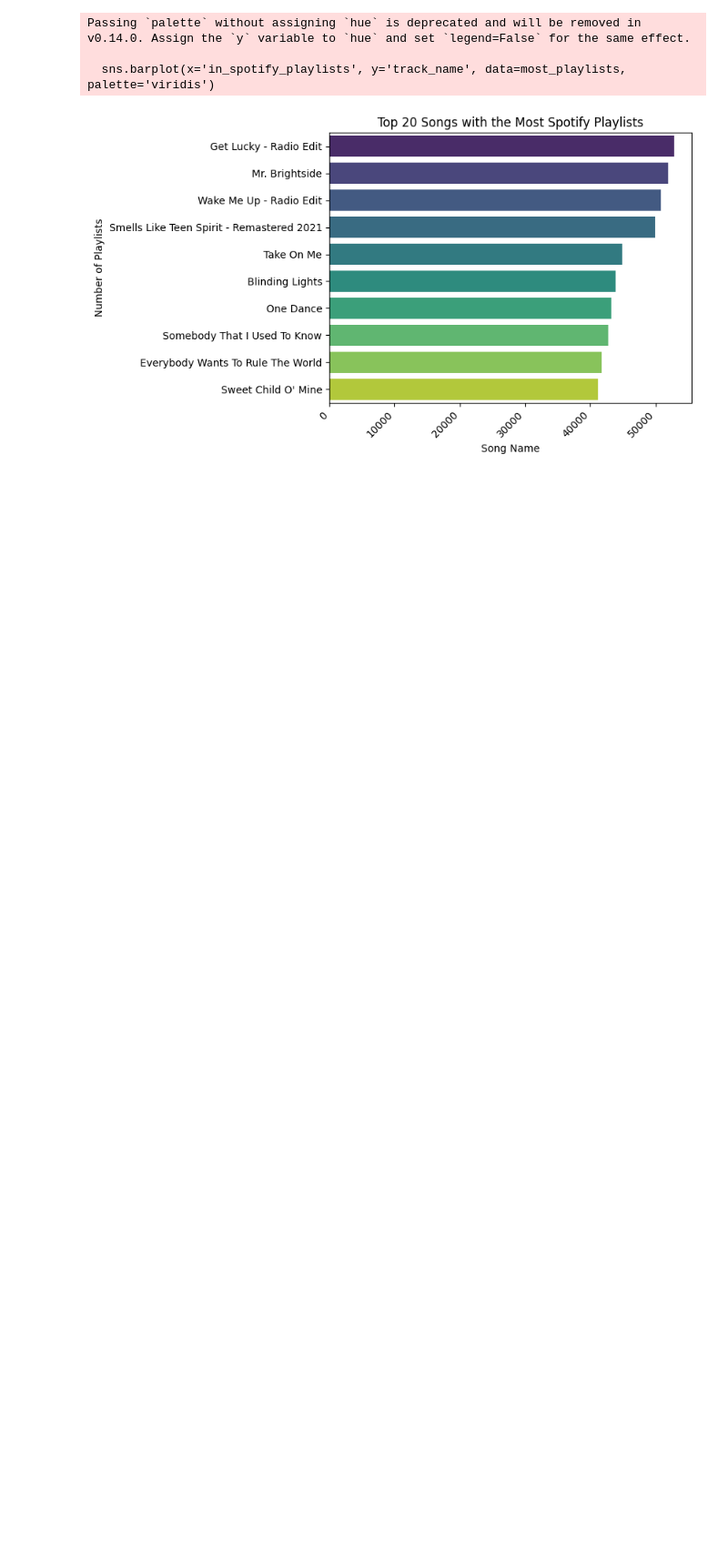
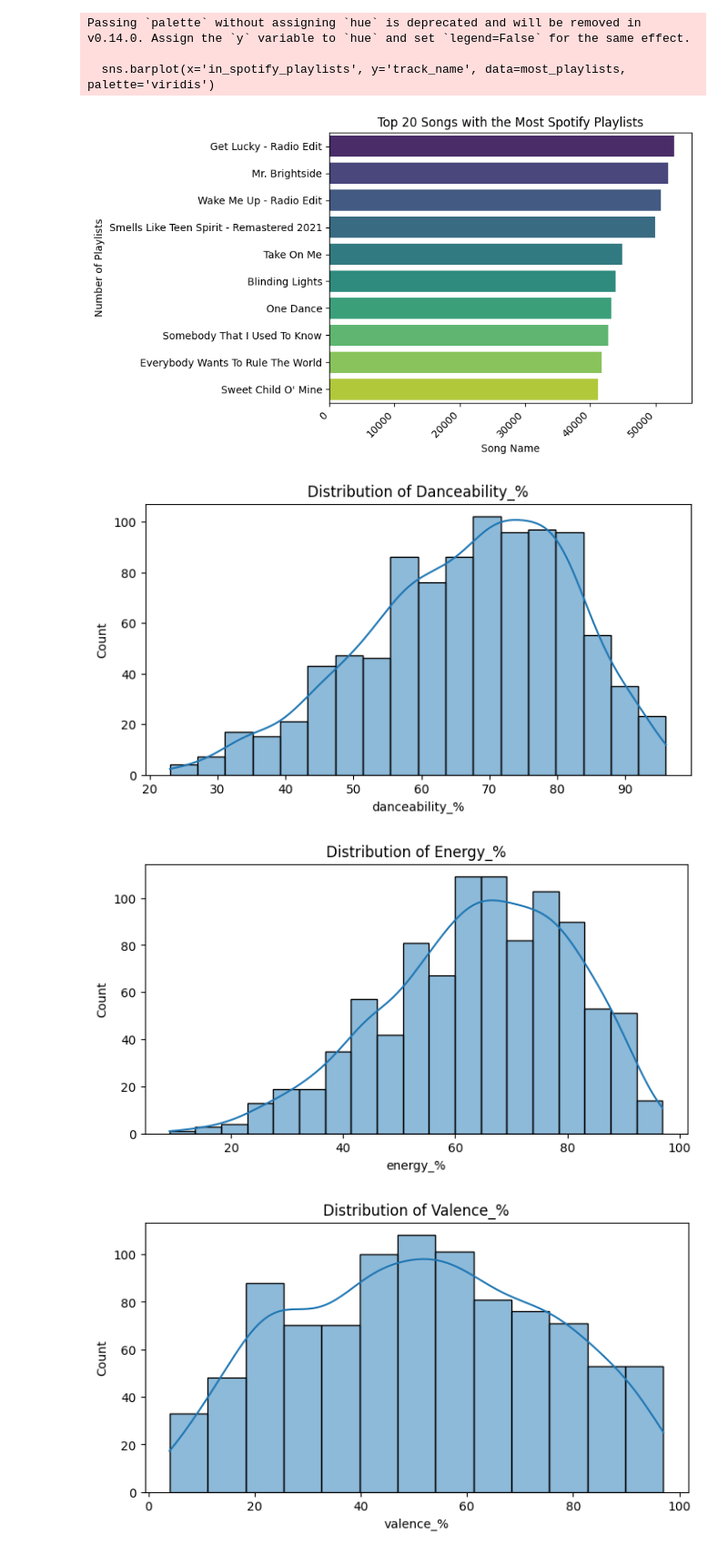
Before and after one commit to aneeb02/Data_Science_Resources, a Jupyter notebook: data visualization/spotify.ipynb, the cells around one changed output. Shown at 91% size. Cells and saved outputs as stored; diff of their text form; code cells hidden in the pictures; blank space fills up the shorter version.

```diff
--- a/data visualization/spotify.ipynb
+++ b/data visualization/spotify.ipynb
@@ -208,3 +208,16 @@ Passing `palette` without assigning `hue` is deprecated and will be removed in v
 
   sns.barplot(x='in_spotify_playlists', y='track_name', data=most_playlists, palette='viridis')
 [figure]
+# %%
+features = ['danceability_%', 'energy_%', 'valence_%']
+for feat in features:
+    plt.figure(figsize=(8, 4))
+    sns.histplot(songs[feat], kde=True)
+    plt.title(f'Distribution of {feat.capitalize()}')
+    plt.xlabel(feat)
+    plt.ylabel('Count')
+    plt.show()
+# %% [output]
+[figure, added]
+[figure, added]
+[figure, added]
```
Also changed, not shown: parts of 2 cells of this notebook.
